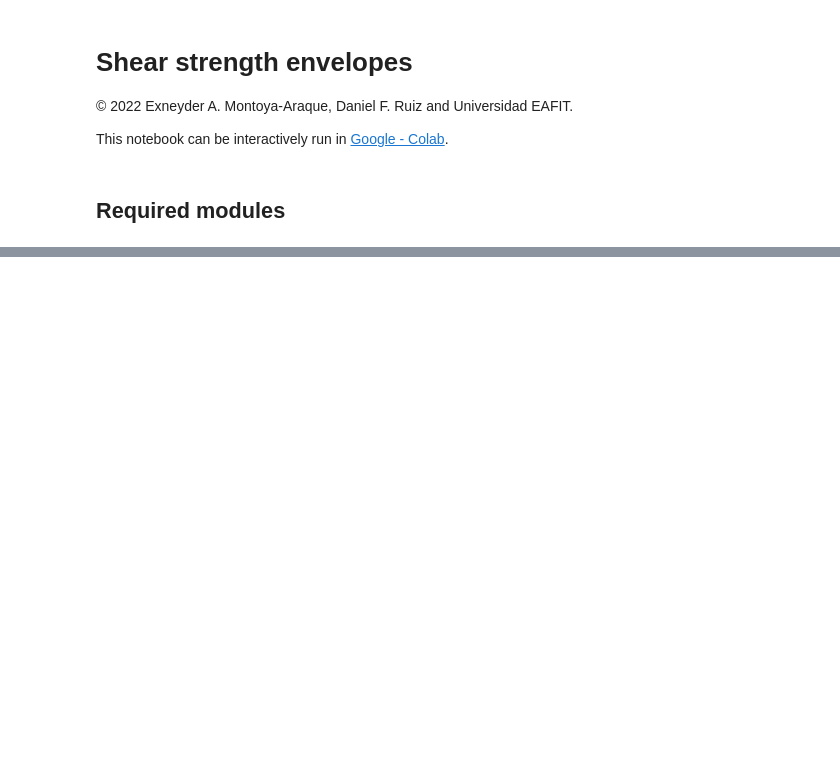
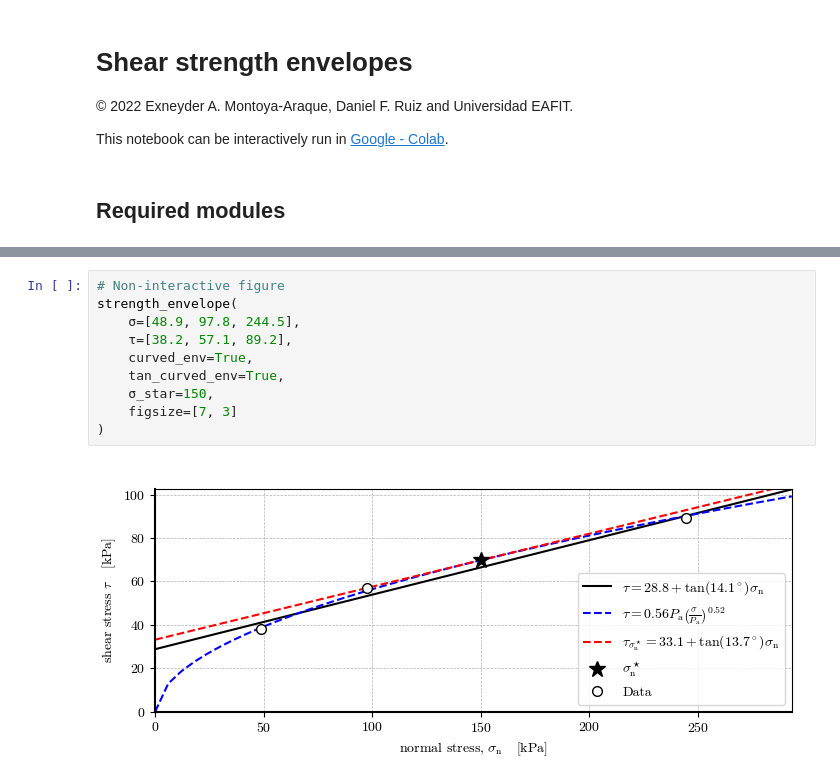
Before and after one commit to AppliedMechanics-EAFIT/slope_stability, a Jupyter notebook: notebooks/strength_envelopes.ipynb, the cells around one changed output, grey strips where cells are left out. Cells and saved outputs as stored; diff of their text form; blank space fills up the shorter version.

```diff
--- a/notebooks/strength_envelopes.ipynb
+++ b/notebooks/strength_envelopes.ipynb
@@ -132,0 +149,12 @@ strength_envelope(
+# %%
+# Non-interactive figure
+strength_envelope(
+    σ=[48.9, 97.8, 244.5],
+    τ=[38.2, 57.1, 89.2],
+    curved_env=True,
+    tan_curved_env=True,
+    σ_star=150,
+    figsize=[7, 3]
+)
+# %% [output]
+[figure, added]
```
Also changed, not shown: parts of 7 cells of this notebook.
